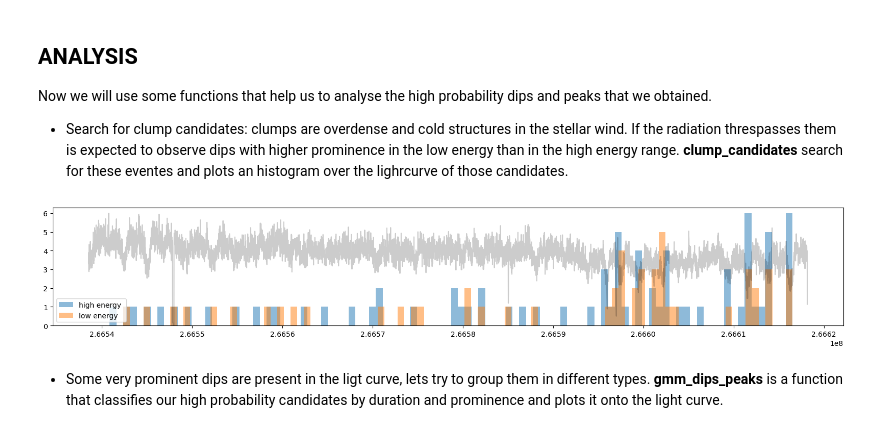
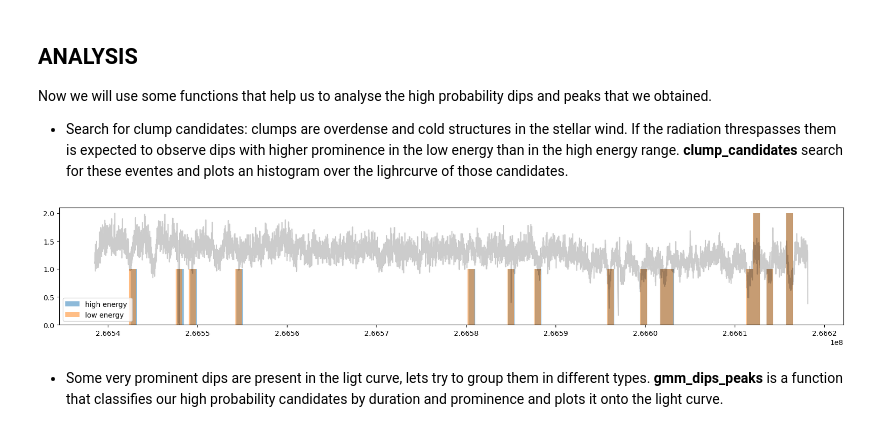
Before and after one commit to xragua/dipspeaks, a Jupyter notebook: examples/cenx3/cenx3.ipynb, the cells around one changed output. Saved outputs shown, nothing was run; the diff lists cells and outputs as text; code cells hidden in the pictures.

```diff
--- a/examples/cenx3/cenx3.ipynb
+++ b/examples/cenx3/cenx3.ipynb
@@ -164,9 +164,9 @@ Now we will use some functions that help us to analyse the high probability dips
 
 - Search for clump candidates: clumps are overdense and cold structures in the stellar wind. If the radiation threspasses them is expected to observe dips with higher prominence in the low energy than in the high energy range. **clump_candidates** search for these eventes and plots an histogram over the lighrcurve of those candidates.
 # %%
-hclump, lclump = clump_candidates(high_dips,low_dips,high_lcreb,overlap_threshold=0.6, show_plot=True)
+hclump, lclump = clump_candidates(high_dips,low_dips,high_lcreb,overlap_threshold=0.6,ratio_threshold=1, show_plot=True)
 # %% [output]
-[figure, old version]
+[figure, new version]
 # %% [markdown]
 - Some very prominent dips are present in the ligt curve, lets try to group them in different types. **gmm_dips_peaks** is a function that classifies our high probability candidates by duration and prominence and plots it onto the light curve.
 # %%
```
Also changed, not shown: parts of 7 cells of this notebook, 3 other files.
